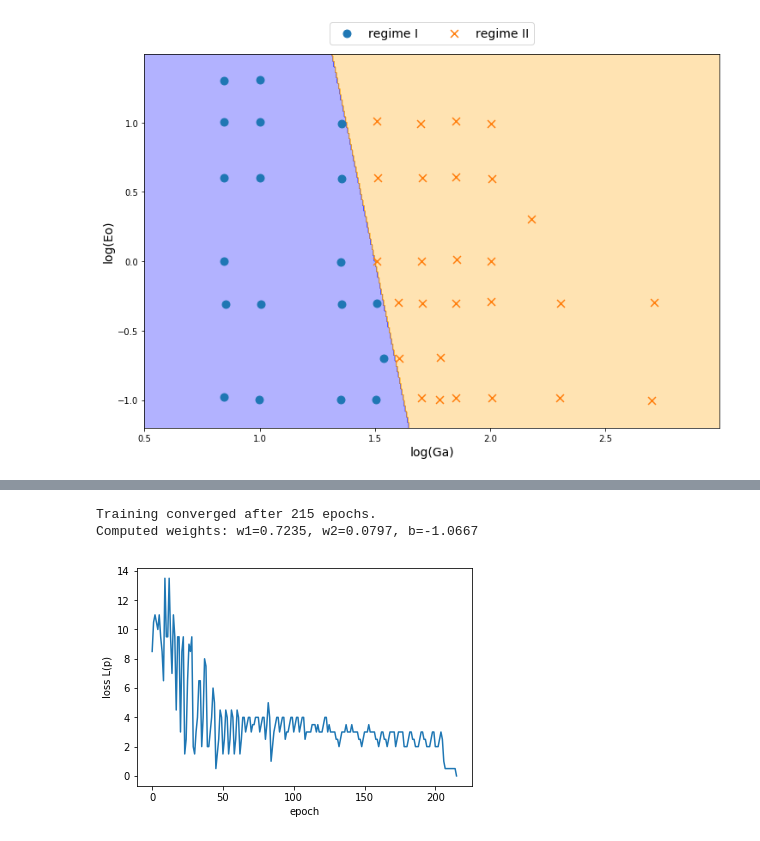
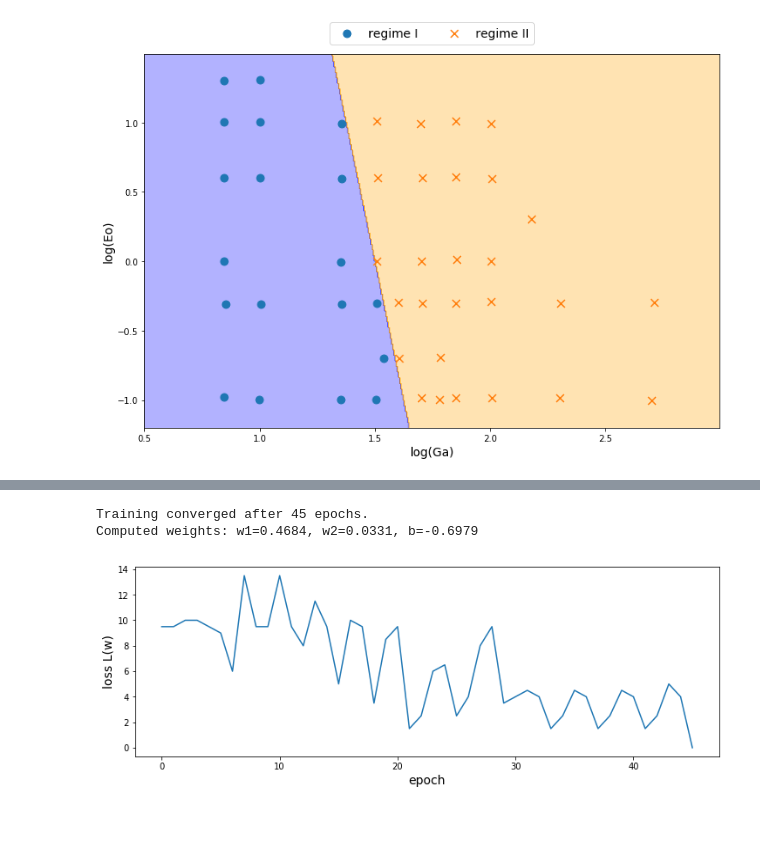
Before and after one commit to AndreWeiner/machine-learning-applied-to-cfd, a Jupyter notebook: notebooks/path_regime_classification.ipynb, the cells around one changed output, grey strips where cells are left out. Saved outputs shown, nothing was run; the diff lists cells and outputs as text; code cells hidden in the pictures.

```diff
--- a/notebooks/path_regime_classification.ipynb
+++ b/notebooks/path_regime_classification.ipynb
@@ -186,19 +197,19 @@ class SimpleClassifier():
         self.weights_ = np.random.rand(3)
         self.loss_ = []
 
-    def train(self, X, C):
+    def train(self, X, y):
         for e in range(self.epochs_):
-            self.weights_ += self.eta_ * self.lossGradient(X, C)
-            self.loss_.append(self.loss(X, C))
+            self.weights_ += self.eta_ * self.lossGradient(X, y)
+            self.loss_.append(self.loss(X, y))
             if self.loss_[-1] < 1.0E-6:
                 print("Training converged after {} epochs.".format(e))
                 break
 
-    def loss(self, X, C):
-        return 0.5 * np.sum(np.square(C - self.predict(X)))
+    def loss(self, X, y):
+        return 0.5 * np.sum(np.square(y - self.predict(X)))
 
-    def lossGradient(self, X, C):
-        return np.concatenate((X, np.ones((X.shape[0], 1))), axis=1).T.dot(C - self.predict(X))
+    def lossGradient(self, X, y):
+        return np.concatenate((X, np.ones((X.shape[0], 1))), axis=1).T.dot(y - self.predict(X))
 
     def predict(self, X):
         return np.heaviside(np.dot(np.concatenate((X, np.ones((X.shape[0], 1))), axis=1), self.weights_), 0.0)
@@ -206,26 +217,27 @@ class SimpleClassifier():
 from sklearn import preprocessing
 
 reducedData = logData[(logData.regime == "I") | (logData.regime == "II")]
-# The LabelBinarizer converts the label "I" and "II" to 0 and 1
+# The LabelBinarizer converts the labels "I" and "II" to 0 and 1
 lb = preprocessing.LabelBinarizer()
 lb.fit(reducedData.regime)
-C = lb.transform(reducedData.regime).ravel()
+y = lb.transform(reducedData.regime).ravel()
 X = reducedData[["Ga", "Eo"]].values
 
 classifier = SimpleClassifier()
-classifier.train(X, C)
+classifier.train(X, y)
 print("Computed weights: w1={:.4f}, w2={:.4f}, b={:.4f}".format(classifier.weights_[0], classifier.weights_[1], classifier.weights_[2]))
 # %% [output]
-Training converged after 215 epochs.
-Computed weights: w1=0.7235, w2=0.0797, b=-1.0667
+Training converged after 45 epochs.
+Computed weights: w1=0.4684, w2=0.0331, b=-0.6979
 # %%
 # plot loss over epochs
+plt.figure(figsize=(12, 4))
 plt.plot(range(len(classifier.loss_)), classifier.loss_)
-plt.xlabel(r"epoch")
-plt.ylabel(r"loss L(p)")
+plt.xlabel(r"epoch", fontsize=fontsize)
+plt.ylabel(r"loss L(w)", fontsize=fontsize)
 plt.show()
 # %% [output]
-[figure, old version]
+[figure, new version]
 # %%
 plt.figure(figsize=(12, 8))
 prediction = classifier.predict(np.vstack((xx.ravel(), yy.ravel())).T)
```
Also changed, not shown: parts of 20 cells of this notebook, 2 other files.
